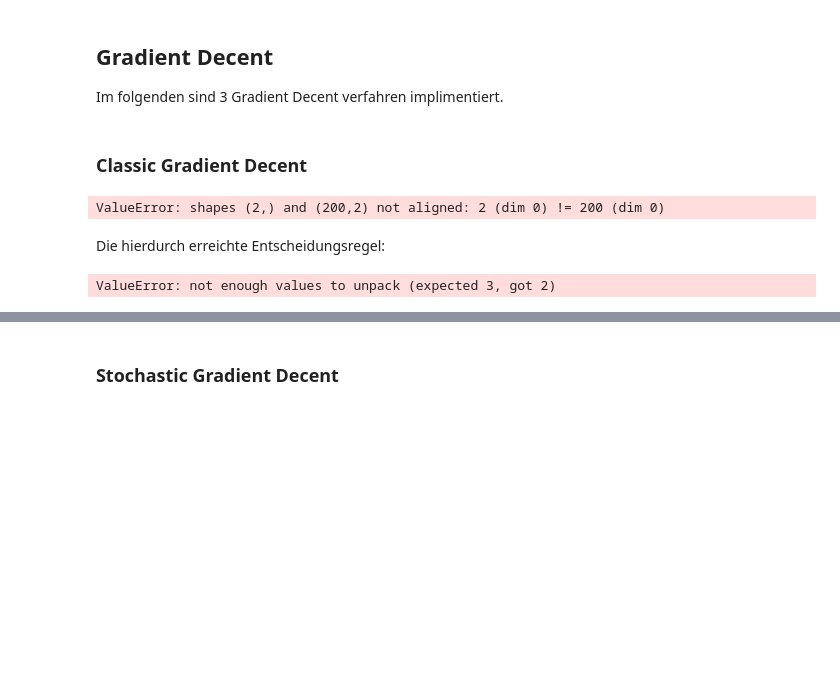
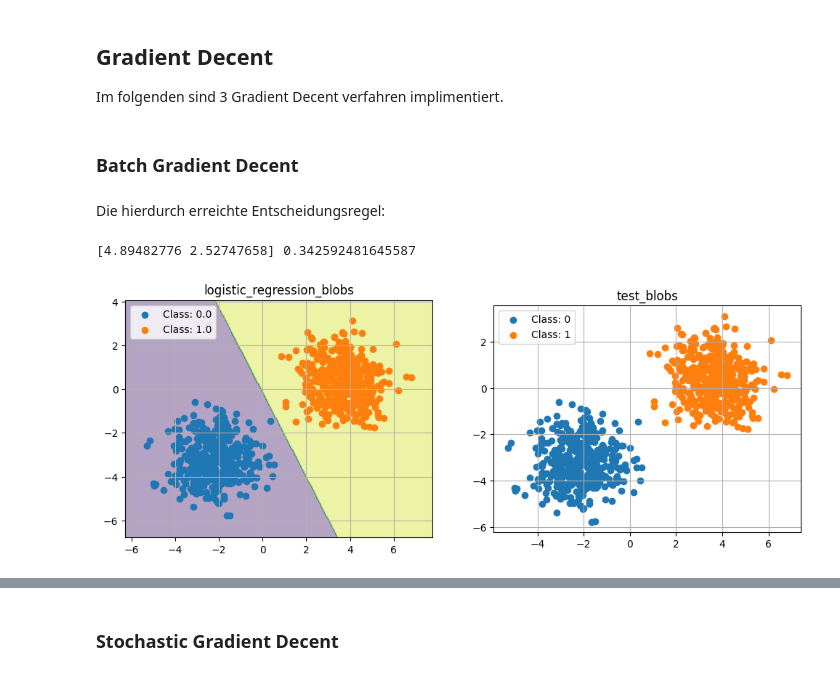
Before and after one commit to dns1403/Numerik-Seminar-Vortrag-Code, a Jupyter notebook: Numerik Seminar/Numerik Seminar CODE.ipynb, the cells around one changed output, grey strips where cells are left out. Saved outputs shown, nothing was run; the diff lists cells and outputs as text; code cells hidden in the pictures; blank space fills up the shorter version.

```diff
--- a/Numerik Seminar/Numerik Seminar CODE.ipynb
+++ b/Numerik Seminar/Numerik Seminar CODE.ipynb
@@ -198,42 +205,49 @@ w_0^{(\kappa + 1)}
 
 Im folgenden sind 3 Gradient Decent verfahren implimentiert.
 # %% [markdown]
-### Classic Gradient Decent
+### Batch Gradient Decent
 # %%
 def sigmoid(x):
     return 1 / (1 + np.exp(-x))
 
-def gradient_decent(w, w0, test: Dataset, learning_rate=0.1, epochs=1000):
+def gradient_decent(w, w0, test: Dataset, learning_rate=0.1, epochs=1000, return_history=False):
+    if return_history:
+        history_w = [w]
+        history_w0 = [w0]
     for i in range(epochs):
-        grad_w0 = np.sum(test.labels - sigmoid( np.dot(w,test.features) + w0), axis=0)
-        grad_w = np.sum(((test.labels - sigmoid(np.dot(w) + w0)))[:, None] * test.features, axis=0)
+        grad_w0 = np.sum(test.labels - sigmoid(test.features@w + w0), axis=0)
+        grad_w = np.sum(((test.labels - sigmoid(test.features@w + w0)))[:, None] * test.features, axis=0)
         w0 += learning_rate * grad_w0
         w += learning_rate * grad_w
+        if return_history:
+            history_w.append(w.copy())
+            history_w0.append(w0)
+    if return_history:
+        return history_w, history_w0
     return w, w0
-# %% [output]
-ValueError: shapes (2,) and (200,2) not aligned: 2 (dim 0) != 200 (dim 0)
 # %% [markdown]
 Die hierdurch erreichte Entscheidungsregel:
-# %%
-def compute_complete_grid(xlim, ylim, steps):
-    x, y = np.meshgrid(
-        np.linspace(*xlim, steps),
-        np.linspace(*ylim, steps)
-    )
-    features_grid = np.moveaxis(np.array([x, y]), source=0, destination=-1)
-    assert features_grid.shape == (steps, steps, 2), features_grid.shape
-    return x, y, features_grid
-
-steps = 100
-x, y, features_grid = compute_complete_grid((0, 7), (0, 3), steps=steps)
-
-z = sigmoid(features_grid @ w + w0)
-
-plt.contourf(x, y, z)
-plt.clim(0, 1)
-plt.colorbar(label='Estimated class probability')
-
-add_scatter_to_plot(train_blobs, test_blobs)
-plt.show()
-# %% [output]
-ValueError: not enough values to unpack (expected 3, got 2)
+# %%
+# train on train_blobs dataset and test on test_blobs dataset
+w, w0 = gradient_decent(np.array([1.0, 1.0]), 0.0, train_blobs, learning_rate=0.1, epochs=1000)
+print(w, w0)
+# test on test_blobs dataset
+predictions = sigmoid(np.dot(w, test_blobs.features.T) + w0)
+predictions = np.round(predictions)
+# plot results including desicion boundary
+figure, axes = plt.subplots(1, 2, figsize=(12, 6))
+x_min, x_max = test_blobs.features[:, 0].min() - 1, test_blobs.features[:, 0].max() + 1
+y_min, y_max = test_blobs.features[:, 1].min() - 1, test_blobs.features[:, 1].max() + 1
+xx, yy = np.meshgrid(np.arange(x_min, x_max, 0.05),
+                     np.arange(y_min, y_max, 0.05))
+Z = sigmoid(np.dot(w, np.c_[xx.ravel(), yy.ravel()].T) + w0)
+Z = np.round(Z)
+Z = Z.reshape(xx.shape)
+axes[0].contourf(xx, yy, Z, alpha=0.4)
+axes[0].set_xlim(xx.min(), xx.max())
+axes[0].set_ylim(yy.min(), yy.max())
+plot_dataset(test_blobs, ax=axes[1])
+plot_dataset(Dataset('logistic_regression_blobs', test_blobs.features, predictions), ax=axes[0])
+# %% [output]
+[4.89482776 2.52747658] 0.342592481645587
+[figure, added]
```
Also changed, not shown: parts of 7 cells of this notebook.
